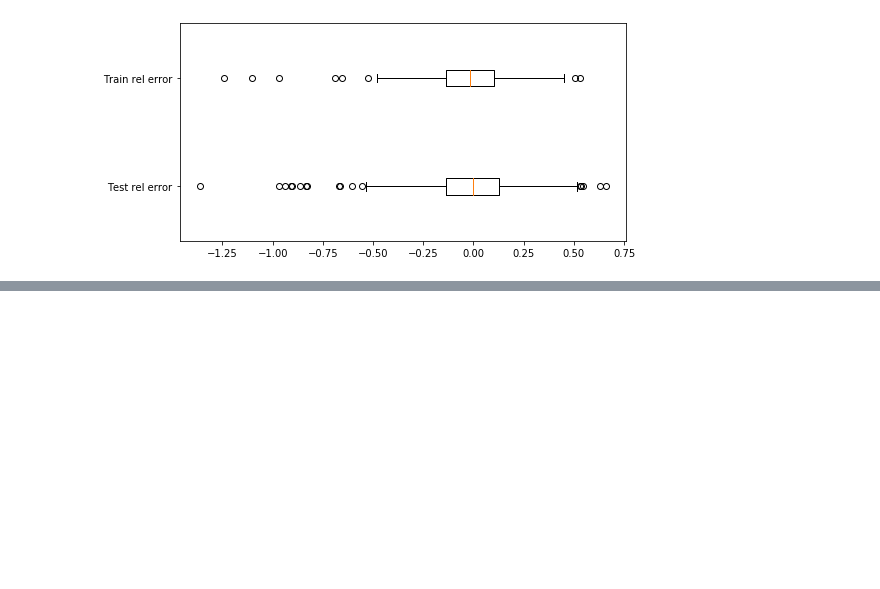
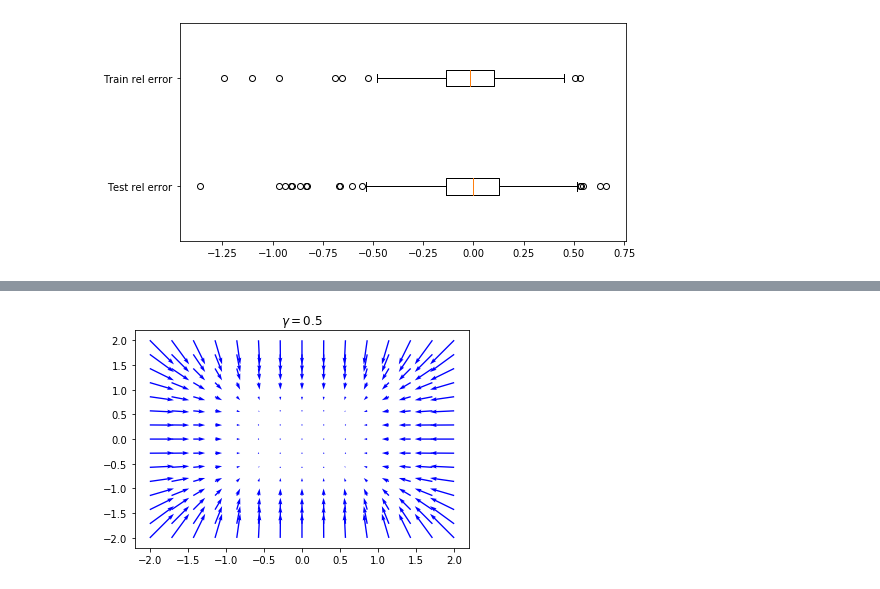
Before and after one commit to koulakis/dynamical-systems, a Jupyter notebook: 20_neural_networks.ipynb, the cells around one changed output, grey strips where cells are left out. Cells and saved outputs as stored; diff of their text form; code cells hidden in the pictures; blank space fills up the shorter version.

```diff
--- a/20_neural_networks.ipynb
+++ b/20_neural_networks.ipynb
@@ -119,0 +174,15 @@ plt.show()
+# %%
+W = np.array([
+    [2, 0],
+    [0, 2]
+])
+b = np.array([0, 0])
+# %%
+gamma = 0.5
+dx_dt = hopfield_model(gamma, W, b)
+xlim, ylim = [-2, 2], [-2, 2]
+plt.title(f'$\gamma = {gamma}$')
+
+plot_field(dx_dt, xlim, ylim, scale=10)
+# %% [output]
+[figure, added]
```
Also changed, not shown: parts of 17 cells of this notebook.
